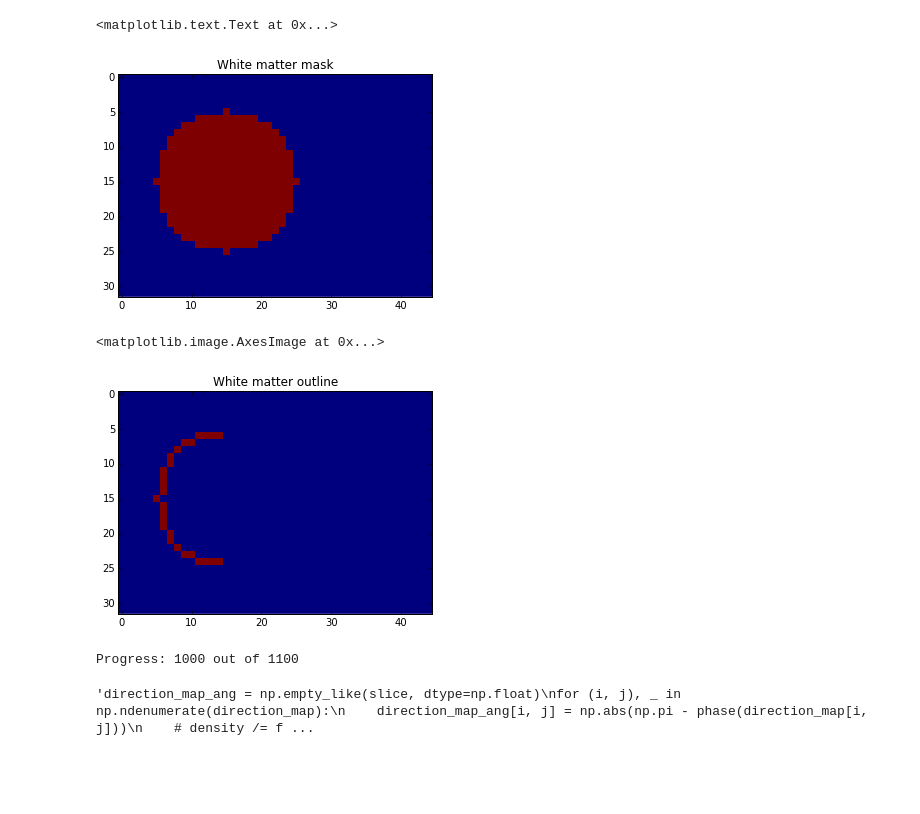
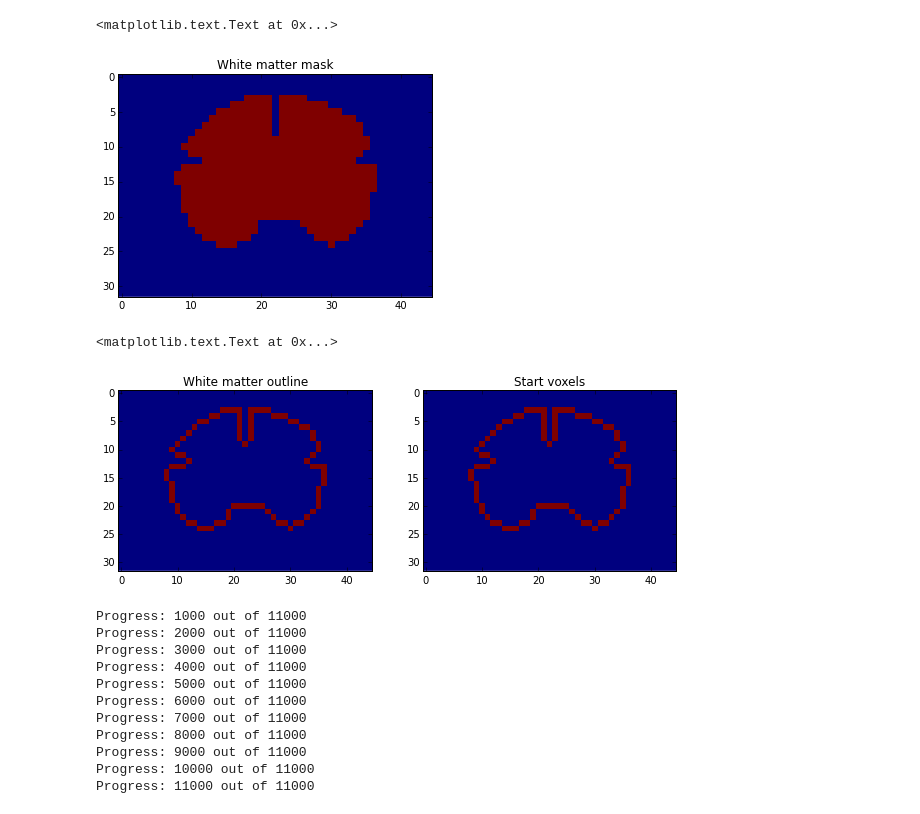
Before and after one commit to aniv0s/FakeTensorImaging, a Jupyter notebook: particle-fixed-stepsize-angle-bins.ipynb, the cells around one changed output. Saved outputs shown, nothing was run; the diff lists cells and outputs as text; code cells hidden in the pictures; blank space fills up the shorter version.

Commit message:
support for angular bins: visualisation

```diff
--- a/particle-fixed-stepsize-angle-bins.ipynb
+++ b/particle-fixed-stepsize-angle-bins.ipynb
@@ -21,12 +21,12 @@ slice = data[:,28,:,0]
 
 # XXX DUMMY SLICE
 
-slice = np.zeros(slice.shape)
-xx, yy = np.mgrid[:slice.shape[0], :slice.shape[1]]
-x0, y0, radius = 15, 15, 10
-circle = (xx - x0)**2 + (yy - y0)**2
-slice = circle <= radius**2
-slice = 255 * slice.astype(np.uint8)
+# slice = np.zeros(slice.shape)
+# xx, yy = np.mgrid[:slice.shape[0], :slice.shape[1]]
+# x0, y0, radius = 15, 15, 10
+# circle = (xx - x0)**2 + (yy - y0)**2
+# slice = circle <= radius**2
+# slice = 255 * slice.astype(np.uint8)
 
 
 plt.figure()
@@ -34,22 +34,32 @@ plt.imshow(slice.T, interpolation='none')
 plt.title("White matter mask")
 # %% [output]
 <matplotlib.text.Text at 0x...>
-[figure, old version]
+[figure, new version]
 # %%
-border  = np.zeros_like(slice)
+border_voxels = np.zeros_like(slice)
+start_voxels = np.zeros_like(slice)
 for (i, j), val in np.ndenumerate(slice):
     if i > 0 and i < slice.shape[0] - 1 and j > 0 and j < slice.shape[1] - 1:
-        if val > 0 and i < slice.shape[0]/3:
+        if val > 0:#slice.shape[0]/3:
             if slice[i - 1, j] == 0 \
              or slice[i + 1, j] == 0 \
                 or slice[i, j - 1] == 0 \
                 or slice[i, j + 1] == 0:
-                    border[i, j] = 1
+                    border_voxels[i, j] = 1
+                    #if i < 9:
+                    start_voxels[i, j] = 1
 
+start_voxels_idx = np.where(start_voxels)
+n_start_voxels = start_voxels_idx[0].size
 
-plt.figure()
-plt.title("White matter outline")
-plt.imshow(border.T, interpolation='none')
+border_voxels_idx = np.where(border_voxels)
+n_border_voxels = border_voxels_idx[0].size
+
+f, (ax1, ax2) = plt.subplots(1, 2, figsize=(10, 4))
+ax1.imshow(border_voxels.T, interpolation='none')
+ax1.set_title("White matter outline")
+ax2.imshow(start_voxels.T, interpolation='none')
+ax2.set_title("Start voxels")
 # %% [output]
-<matplotlib.image.AxesImage at 0x...>
+<matplotlib.text.Text at 0x...>
-[figure, old version]
+[figure, new version]
@@ -59,5 +66,5 @@ n_border_voxels = border_idx[0].size
 # %%
-n_particles = 1100
+n_particles = 11000
 max_particle_steps = 1000
 n_orientation_bins = 16
 orientation_bins = np.linspace(0., np.pi, n_orientation_bins)   # left side of each bin
@@ -66,7 +73,7 @@ orientation_bins_center = orientation_bins - orientation_bins[0] / 2.
 voxel_scale = 1.   # scale factor between "voxel space" and "particle space"
 dt = .5  # particle stepsize (in particle space)
 m = 10. # particle mass
-zeta = 0.  # drift strength - influence of density map gradient (try 50)
+zeta = 250.  # drift strength - influence of density map gradient (try 50)
 noise_ampl = 1.
 
 density_map = np.zeros_like(slice, dtype=np.float)
@@ -85,8 +92,8 @@ trajectories = []
 for particle_idx in range(n_particles):
     if (particle_idx + 1) % 1000 == 0:
         print("Progress: " + str(particle_idx + 1) + " out of " + str(n_particles))
-    start_voxel_idx = np.random.randint(n_border_voxels)
-    start_voxel = np.array([border_idx[0][start_voxel_idx], border_idx[1][start_voxel_idx]], dtype=np.int)
+    start_voxel_idx = np.random.randint(n_start_voxels)
+    start_voxel = np.array([start_voxels_idx[0][start_voxel_idx], start_voxels_idx[1][start_voxel_idx]], dtype=np.int)
     if start_fibres_perpendicular:
         initial_direction_vector = np.array([wm_gradx[start_voxel[0], start_voxel[1]], wm_grady[start_voxel[0], start_voxel[1]]])
 
@@ -154,8 +161,17 @@ for particle_idx in range(n_particles):
         vel += dt * dvel
         vel /= (vel[0]**2 + vel[1]**2)**.5    # velocity stays constant (= 1); fixed stepsize!
 # %% [output]
-Progress: 1000 out of 1100
+Progress: 1000 out of 11000
+Progress: 2000 out of 11000
+Progress: 3000 out of 11000
+Progress: 4000 out of 11000
+Progress: 5000 out of 11000
+Progress: 6000 out of 11000
+Progress: 7000 out of 11000
+Progress: 8000 out of 11000
+Progress: 9000 out of 11000
+Progress: 10000 out of 11000
+Progress: 11000 out of 11000
-'direction_map_ang = np.empty_like(slice, dtype=np.float)\nfor (i, j), _ in np.ndenumerate(direction_map):\n    direction_map_ang[i, j] = np.abs(np.pi - phase(direction_map[i, j]))\n    # density /= f ...
 # %%
 cmap = plt.cm.jet
 cmap.set_bad('w', 1.)
```
Also changed, not shown: parts of 4 cells of this notebook.
